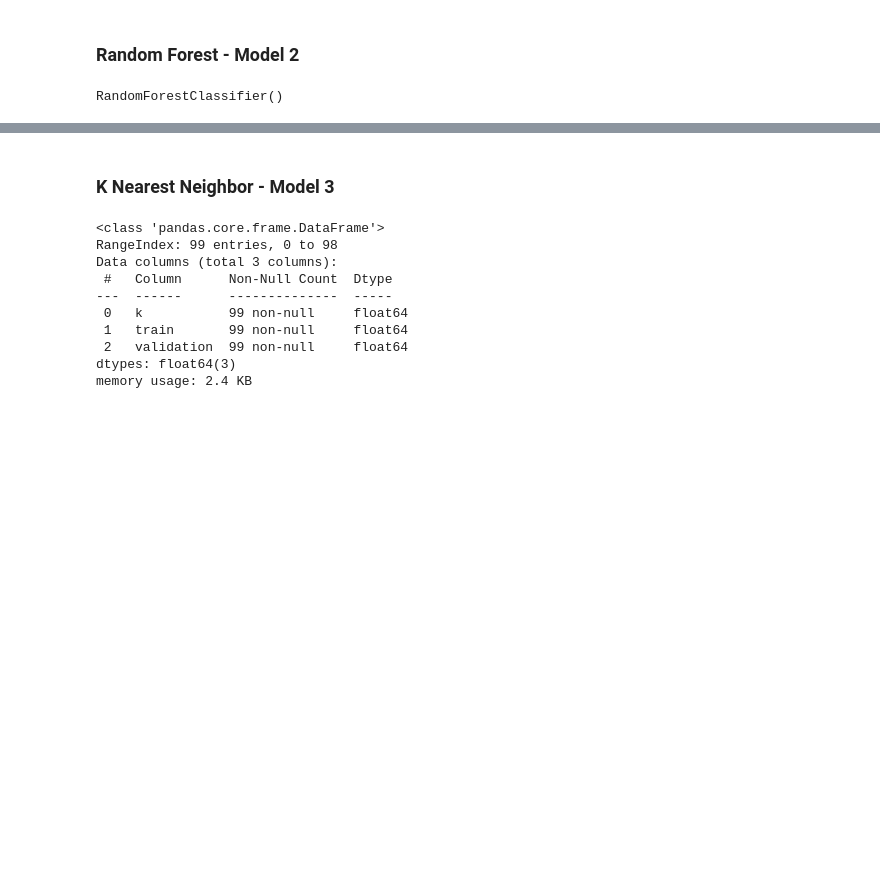
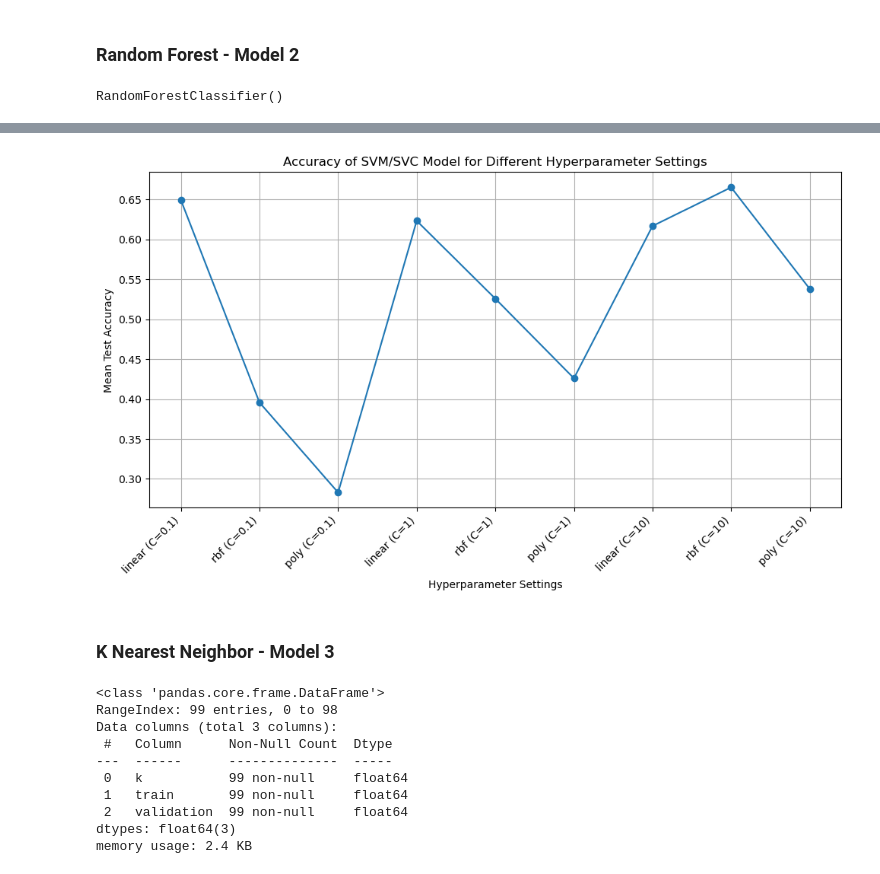
Before and after one commit to Kellyajara/Music_Classification, a Jupyter notebook: Models_w_Updated_Values.ipynb, the cells around one changed output, grey strips where cells are left out. Saved outputs shown, nothing was run; the diff lists cells and outputs as text; code cells hidden in the pictures; blank space fills up the shorter version.

```diff
--- a/Models_w_Updated_Values.ipynb
+++ b/Models_w_Updated_Values.ipynb
@@ -179,0 +183,4 @@ ConfusionMatrixDisplay(rf_cm).plot()
+# %%
+#target variable into a binary matrix
+y = y.idxmax(axis=1)
+X_train, X_test, y_train, y_test = train_test_split(X, y, test_size=0.2, random_state=42)
@@ -180,3 +238,22 @@ ConfusionMatrixDisplay(rf_cm).plot()
+# %%
+results = svm_gs.cv_results_
+
+params = results['params']
+mean_test_scores = results['mean_test_score']
+
+labels = [f"{param['kernel']} (C={param['C']})" for param in params]
+
+plt.figure(figsize=(10, 6))
+plt.plot(labels, mean_test_scores, marker='o')
+plt.xlabel('Hyperparameter Settings')
+plt.ylabel('Mean Test Accuracy')
+plt.title('Accuracy of SVM/SVC Model for Different Hyperparameter Settings')
+plt.xticks(rotation=45, ha='right')
+plt.grid()
+plt.tight_layout()
+plt.show()
+# %% [output]
+[figure, added]
 # %% [markdown]
 ### K Nearest Neighbor - Model 3
 # %%
```
Also changed, not shown: parts of 12 cells of this notebook, 4 other files.
